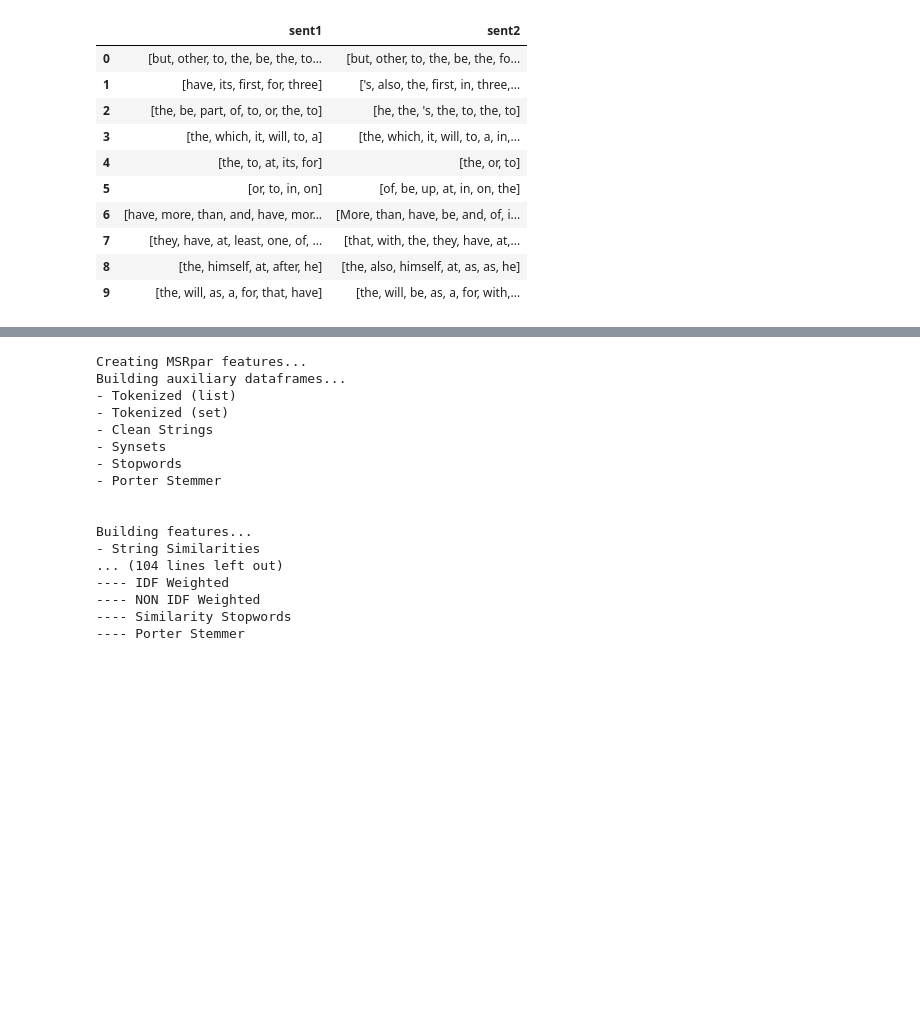
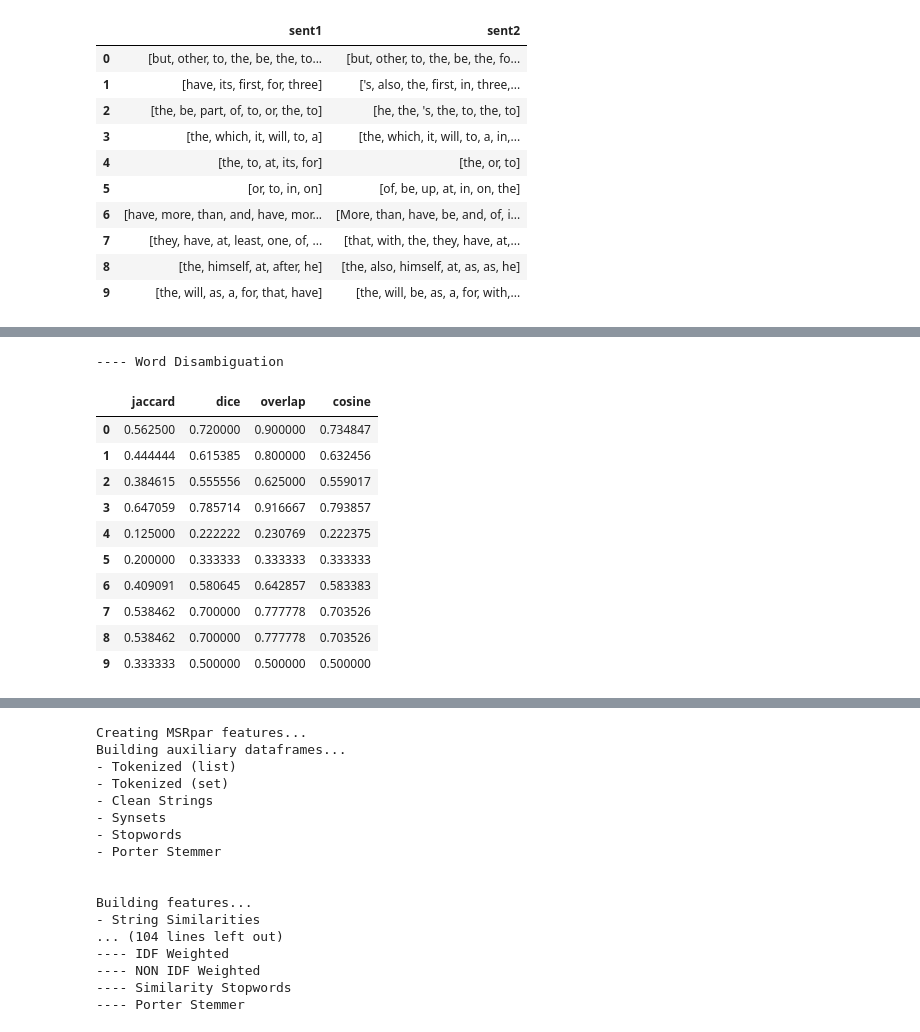
Before and after one commit to BecTome/NLP_SemanticTextualSimilarity, a Jupyter notebook: experiments/FUNCTION_Feature_Creation.ipynb, the cells around one changed output, grey strips where cells are left out. Drawn from its saved outputs; the diff is of its cells as text; code cells hidden in the pictures; blank space fills up the shorter version.

Commit message:
Add word disambiguation

```diff
--- a/experiments/FUNCTION_Feature_Creation.ipynb
+++ b/experiments/FUNCTION_Feature_Creation.ipynb
@@ -128,0 +180,6 @@ df_stops
+# %%
+df_wd = df_aux[['sent1', 'sent2']].copy()
+df_wd["sent1"] = df_wd["sent1"].apply(lambda x: apply_lesk_algorithm(nlp(x)))
+df_wd["sent2"] = df_wd["sent2"].apply(lambda x: apply_lesk_algorithm(nlp(x)))
+
+df_wd.head(10)
@@ -128,0 +198,17 @@ df_stops
+# %%
+print("---- Word Disambiguation")
+df_wd_sim = get_similarities(df_wd)
+df_wd_sim
+# %% [output]
+---- Word Disambiguation
+|  | jaccard | dice | overlap | cosine |
+| 0 | 0.562500 | 0.720000 | 0.900000 | 0.734847 |
+| 1 | 0.444444 | 0.615385 | 0.800000 | 0.632456 |
+| 2 | 0.384615 | 0.555556 | 0.625000 | 0.559017 |
+| 3 | 0.647059 | 0.785714 | 0.916667 | 0.793857 |
+| 4 | 0.125000 | 0.222222 | 0.230769 | 0.222375 |
+| 5 | 0.200000 | 0.333333 | 0.333333 | 0.333333 |
+| 6 | 0.409091 | 0.580645 | 0.642857 | 0.583383 |
+| 7 | 0.538462 | 0.700000 | 0.777778 | 0.703526 |
+| 8 | 0.538462 | 0.700000 | 0.777778 | 0.703526 |
+| 9 | 0.333333 | 0.500000 | 0.500000 | 0.500000 |
```
Also changed, not shown: parts of 9 cells of this notebook, 3 other files.
